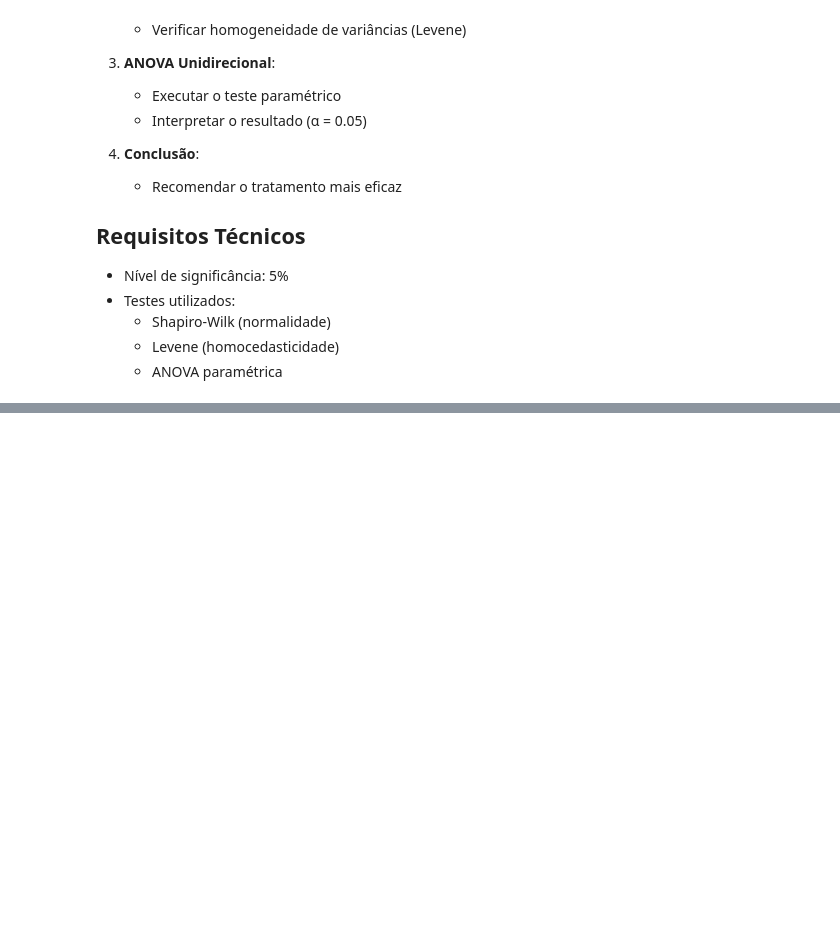
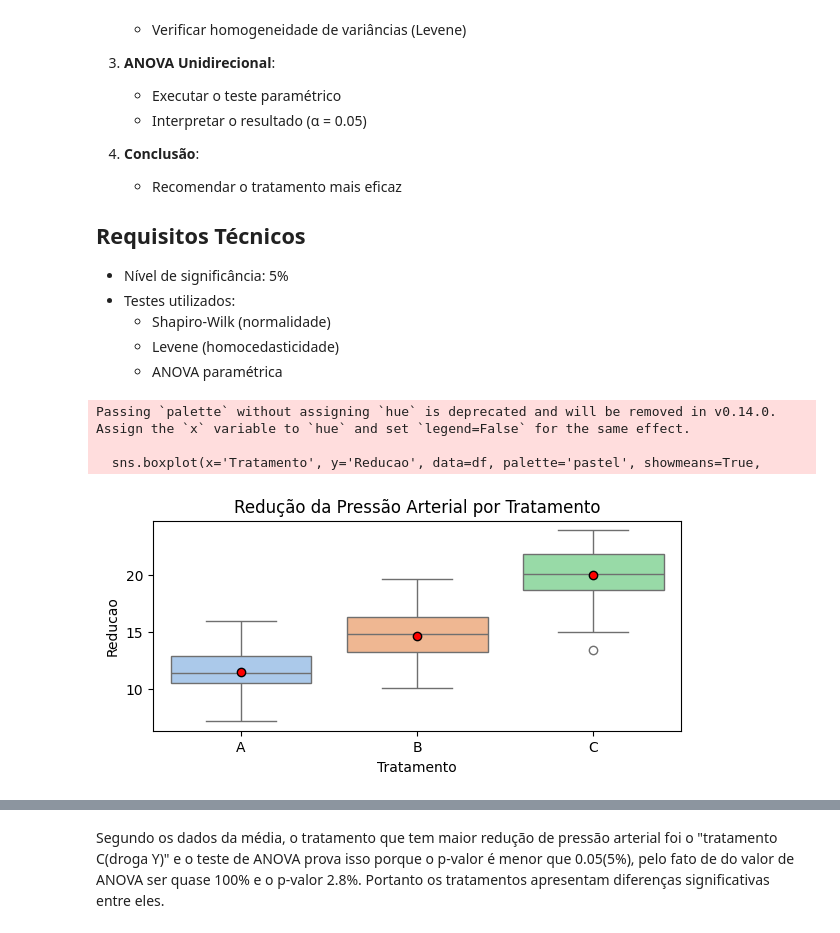
Before and after one commit to diegofloriano/data_science_2025, a Jupyter notebook: notebooks/Aula05_hypothesis_exercise.ipynb, the cells around one changed output, grey strips where cells are left out. Saved outputs shown, nothing was run; the diff lists cells and outputs as text; code cells hidden in the pictures; blank space fills up the shorter version.

```diff
--- a/notebooks/Aula05_hypothesis_exercise.ipynb
+++ b/notebooks/Aula05_hypothesis_exercise.ipynb
@@ -100,3 +196,71 @@ df = pd.DataFrame({
 })
 # %%
 # Espaço para sua solução
+
+#Análise Exploratória
+#boxplot
+plt.figure(figsize=(15, 6))
+plt.subplot(2, 2, 4)
+sns.boxplot(x='Tratamento', y='Reducao', data=df, palette='pastel', showmeans=True,
+            meanprops={"marker":"o","markerfacecolor":"red", "markeredgecolor":"black"})
+plt.title('Redução da Pressão Arterial por Tratamento')
+plt.show()
+#Média e Desvio padrão
+
+print(f"Média Tratamento A: {np.mean(tratamento_A):.2f} mmHg")  #sugestão ddof=1 por ser analise clinica
+print(f"Média Tratamento B: {np.mean(tratamento_B):.2f} mmHg")
+print(f"Média Tratamento C: {np.mean(tratamento_C):.2f} mmHg\n")
+
+print(f"Desvio padrão Tratamento A: {np.std(tratamento_A):.2f} mmHg")
+print(f"Desvio padrão Tratamento B: {np.std(tratamento_B):.2f} mmHg")
+print(f"Desvio padrão Tratamento C: {np.std(tratamento_C):.2f} mmHg\n")
+
+#2 - Verificação de pressuposto
+#Shapiro
+stat_a, a = stats.shapiro(tratamento_A)
+print(f'Estatistica do teste: {stat_a:.4f}, valor-a: {a:.4f}')
+if a > 0.05:
+  print("Os dados seguem uma distribuição normal (falha em registrar h0)")
+else:
+  print("Os dados NÃO seguem uma distribuição normal (rejeta-se h0)")
+#B
+stat_b, b = stats.shapiro(tratamento_B)
+print(f'Estatistica do teste: {stat_b:.4f}, valor-b: {b:.4f}')
+if b > 0.05:
+  print("Os dados seguem uma distribuição normal (falha em registrar h0)")
+else:
+  print("Os dados NÃO seguem uma distribuição normal (rejeta-se h0)")
+#C
+stat_c, c = stats.shapiro(tratamento_C)
+print(f'Estatistica do teste: {stat_c:.4f}, valor-c: {c:.4f}')
+if a > 0.05:
+  print("Os dados seguem uma distribuição normal (falha em registrar h0)\n")
+else:
+  print("Os dados NÃO seguem uma distribuição normal (rejeta-se h0)\n")
+
+#Levene
+l_stats, l_p_val = stats.levene(tratamento_A, tratamento_B, tratamento_C)
+
+print(f'Estatística de Levene: {l_stats:.4f} P valor: {l_p_val:.4f}')
+
+if l_p_val > 0.05:
+  print("Os tratamentos tem variancia semelhante (falha em registrar h0)\n")
+else:
+  print("Os tratamentos se diferem na variancia (rejeta se h0)\n")
+
+#3 - ANOVA unidirecional
+
+if l_p_val > 0.05:
+  f_stat, p_anova = stats.f_oneway(tratamento_A, tratamento_B, tratamento_C)
+
+  print(f'Estatística de ANOVA: {f_stat} P valor: {p_anova}')
+
+  if p_anova > 0.05:
+    print("Os tratamentos NÃO apresentam diferenças significativas (falha em registrar h0)")
+  else:
+    print("Os tratamentos apresentam diferenças significativas (rejeta-se h0)")
+# %% [output]
+Passing `palette` without assigning `hue` is deprecated and will be removed in v0.14.0. Assign the `x` variable to `hue` and set `legend=False` for the same effect.
+
+  sns.boxplot(x='Tratamento', y='Reducao', data=df, palette='pastel', showmeans=True,
+[figure, added]
@@ -102,0 +287,2 @@ df = pd.DataFrame({
+# %% [markdown]
+Segundo os dados da média, o tratamento que tem maior redução de pressão arterial foi o "tratamento C(droga Y)" e o teste de ANOVA prova isso porque o p-valor é menor que 0.05(5%), pelo fato de do valor de ANOVA ser quase 100% e  o p-valor 2.8%. Portanto os tratamentos apresentam diferenças significativas entre eles.
```
Also changed, not shown: parts of 5 cells of this notebook.
